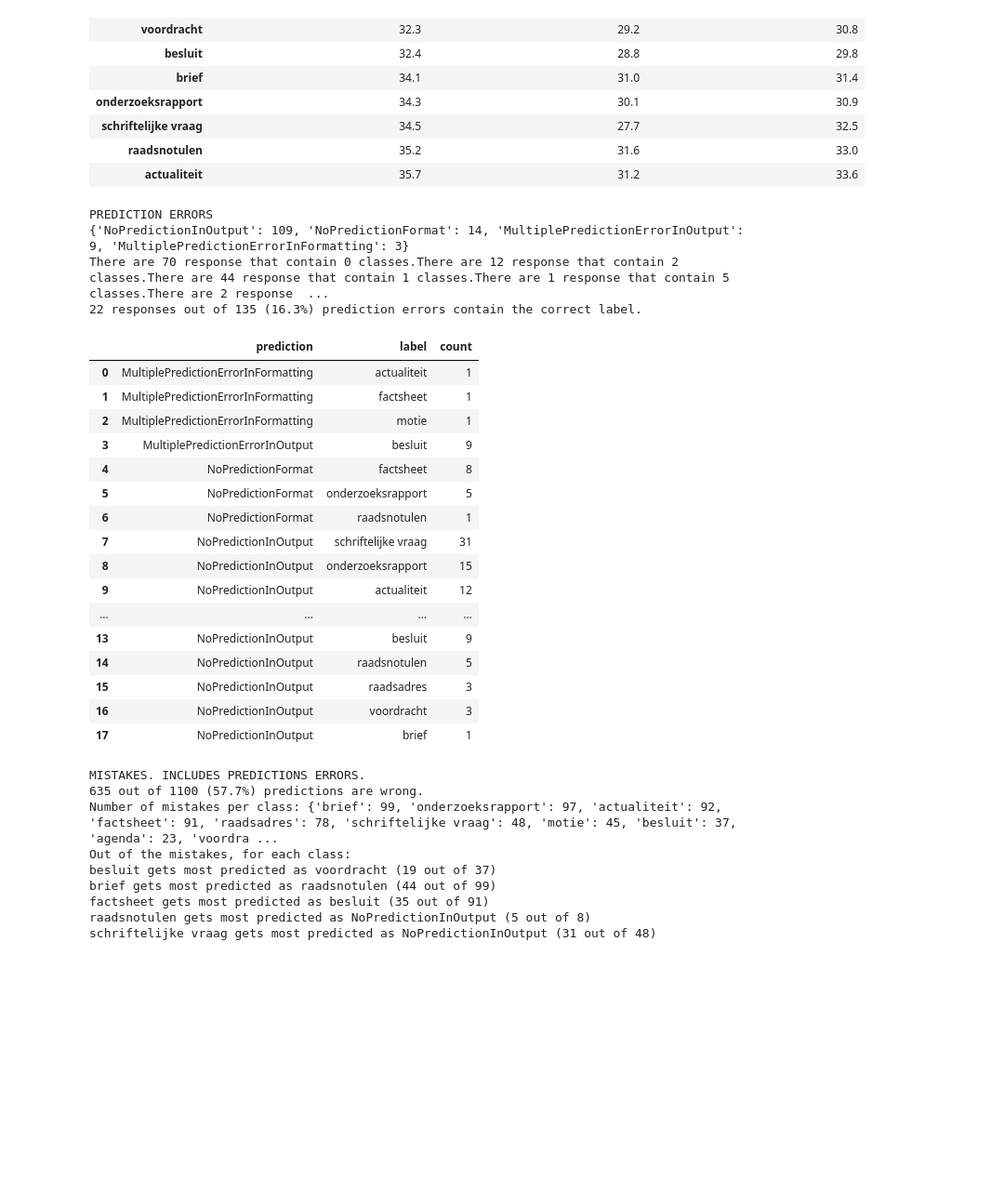
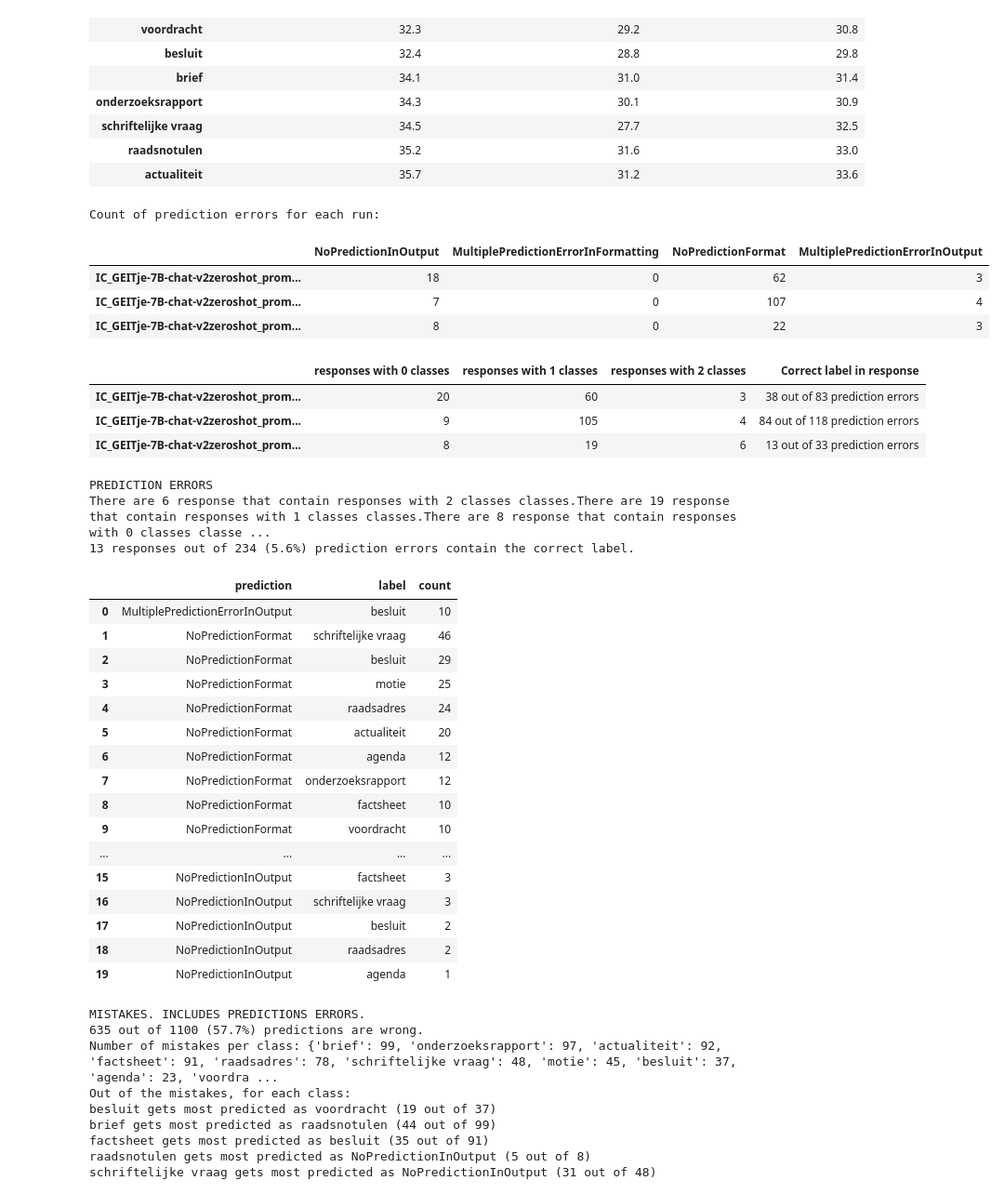
Before and after one commit to Amsterdam-Internships/document-classification-using-large-language-models, a Jupyter notebook: notebooks/PredictionAnalysis.ipynb, the cells around one changed output. Shown at 93% size. Drawn from its saved outputs; the diff is of its cells as text; code cells hidden in the pictures; blank space fills up the shorter version.

Commit message:
update messy code in prediction analysis

```diff
--- a/notebooks/PredictionAnalysis.ipynb
+++ b/notebooks/PredictionAnalysis.ipynb
@@ -244,27 +310,35 @@ Average runtime per doc for each class
 # %%
-prediction_errors(predictions)
+prediction_errors(combined)
 # %% [output]
-PREDICTION ERRORS
-{'NoPredictionInOutput': 109, 'NoPredictionFormat': 14, 'MultiplePredictionErrorInOutput': 9, 'MultiplePredictionErrorInFormatting': 3}
-There are 70 response that contain 0 classes.There are 12 response that contain 2 classes.There are 44 response that contain 1 classes.There are 1 response that contain 5 classes.There are 2 response  ...
-22 responses out of 135 (16.3%) prediction errors contain the correct label.
+Count of prediction errors for each run:
-|  | prediction | label | count |
-| 0 | MultiplePredictionErrorInFormatting | actualiteit | 1 |
-| 1 | MultiplePredictionErrorInFormatting | factsheet | 1 |
-| 2 | MultiplePredictionErrorInFormatting | motie | 1 |
-| 3 | MultiplePredictionErrorInOutput | besluit | 9 |
-| 4 | NoPredictionFormat | factsheet | 8 |
-| 5 | NoPredictionFormat | onderzoeksrapport | 5 |
-| 6 | NoPredictionFormat | raadsnotulen | 1 |
-| 7 | NoPredictionInOutput | schriftelijke vraag | 31 |
-| 8 | NoPredictionInOutput | onderzoeksrapport | 15 |
-| 9 | NoPredictionInOutput | actualiteit | 12 |
-| ... | ... | ... | ... |
-| 13 | NoPredictionInOutput | besluit | 9 |
-| 14 | NoPredictionInOutput | raadsnotulen | 5 |
-| 15 | NoPredictionInOutput | raadsadres | 3 |
-| 16 | NoPredictionInOutput | voordracht | 3 |
-| 17 | NoPredictionInOutput | brief | 1 |
+|  | NoPredictionInOutput | MultiplePredictionErrorInFormatting | NoPredictionFormat | MultiplePredictionErrorInOutput |
+| IC_GEITje-7B-chat-v2zeroshot_prom... | 18 | 0 | 62 | 3 |
+| IC_GEITje-7B-chat-v2zeroshot_prom... | 7 | 0 | 107 | 4 |
+| IC_GEITje-7B-chat-v2zeroshot_prom... | 8 | 0 | 22 | 3 |
+|  | responses with 0 classes | responses with 1 classes | responses with 2 classes | Correct label in response |
+| IC_GEITje-7B-chat-v2zeroshot_prom... | 20 | 60 | 3 | 38 out of 83 prediction errors |
+| IC_GEITje-7B-chat-v2zeroshot_prom... | 9 | 105 | 4 | 84 out of 118 prediction errors |
+| IC_GEITje-7B-chat-v2zeroshot_prom... | 8 | 19 | 6 | 13 out of 33 prediction errors |
+PREDICTION ERRORS
+There are 6 response that contain responses with 2 classes classes.There are 19 response that contain responses with 1 classes classes.There are 8 response that contain responses with 0 classes classe ...
+13 responses out of 234 (5.6%) prediction errors contain the correct label.
+|  | prediction | label | count |
+| 0 | MultiplePredictionErrorInOutput | besluit | 10 |
+| 1 | NoPredictionFormat | schriftelijke vraag | 46 |
+| 2 | NoPredictionFormat | besluit | 29 |
+| 3 | NoPredictionFormat | motie | 25 |
+| 4 | NoPredictionFormat | raadsadres | 24 |
+| 5 | NoPredictionFormat | actualiteit | 20 |
+| 6 | NoPredictionFormat | agenda | 12 |
+| 7 | NoPredictionFormat | onderzoeksrapport | 12 |
+| 8 | NoPredictionFormat | factsheet | 10 |
+| 9 | NoPredictionFormat | voordracht | 10 |
+| ... | ... | ... | ... |
+| 15 | NoPredictionInOutput | factsheet | 3 |
+| 16 | NoPredictionInOutput | schriftelijke vraag | 3 |
+| 17 | NoPredictionInOutput | besluit | 2 |
+| 18 | NoPredictionInOutput | raadsadres | 2 |
+| 19 | NoPredictionInOutput | agenda | 1 |
 # %%
 mistakes(predictions, False)
 # %% [output]
```
Also changed, not shown: parts of 1 cell of this notebook.
